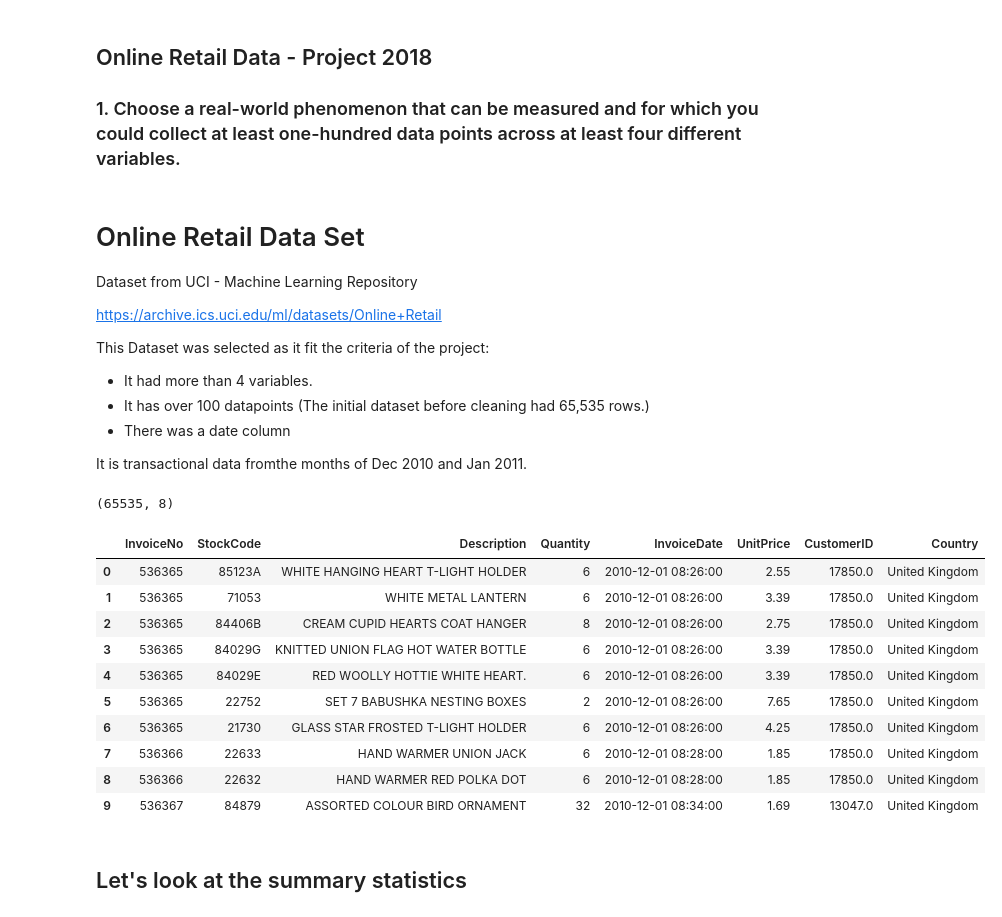
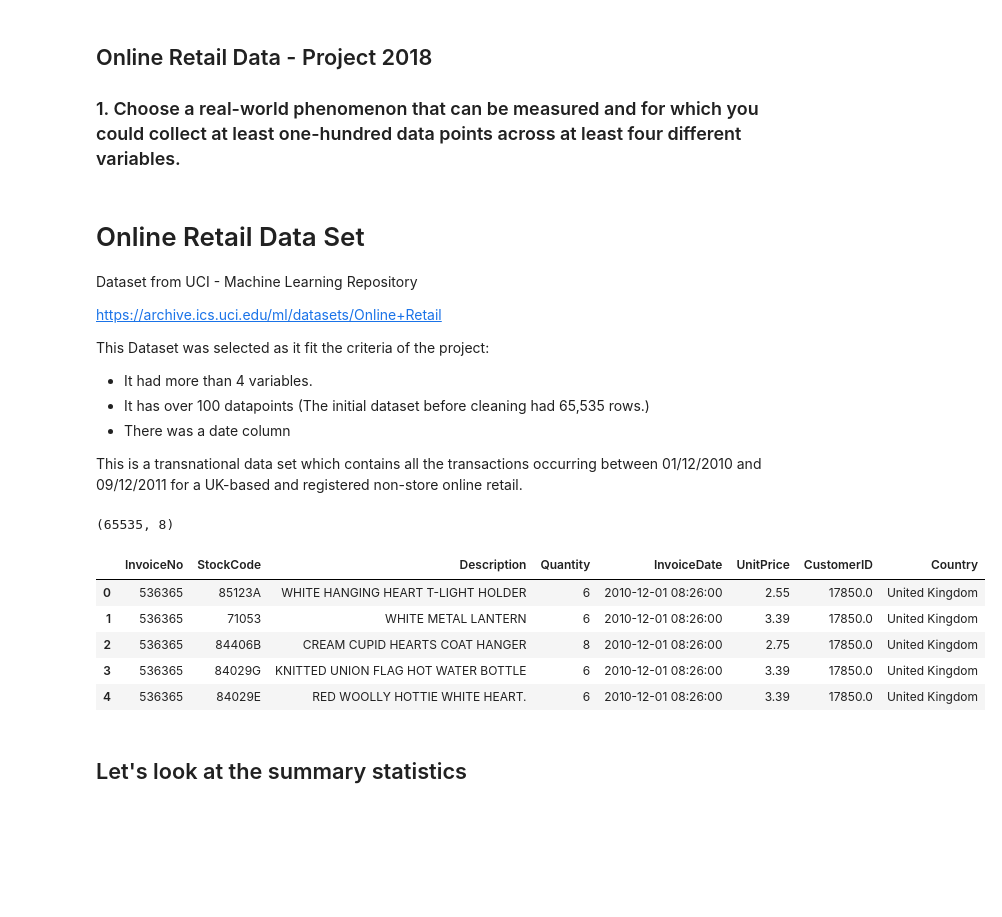
Before and after one commit to RitRa/Programming-Project-Dec-2018, a Jupyter notebook: Online Retail Data - Project 2018.ipynb, the cells around one changed output. Cells and saved outputs as stored; diff of their text form; code cells hidden in the pictures; blank space fills up the shorter version.

```diff
--- a/Online Retail Data - Project 2018.ipynb
+++ b/Online Retail Data - Project 2018.ipynb
@@ -13,7 +13,7 @@ This Dataset was selected as it fit the criteria of the project:
 - It has over 100 datapoints (The initial dataset before cleaning had 65,535 rows.)
 - There was a date column
 
-It is transactional data fromthe months of Dec 2010 and Jan 2011.
+This is a transnational data set which contains all the transactions occurring between 01/12/2010 and 09/12/2011 for a UK-based and registered non-store online retail.
 # %%
 # import libraries
 import pandas as pd
@@ -29,19 +29,14 @@ df.shape
 (65535, 8)
 # %%
 # a look at the first 10 rows
-df.head(10)
+df.head(5)
 # %% [output]
 |  | InvoiceNo | StockCode | Description | Quantity | InvoiceDate | UnitPrice | CustomerID | Country |
 | 0 | 536365 | 85123A | WHITE HANGING HEART T-LIGHT HOLDER | 6 | 2010-12-01 08:26:00 | 2.55 | 17850.0 | United Kingdom |
 | 1 | 536365 | 71053 | WHITE METAL LANTERN | 6 | 2010-12-01 08:26:00 | 3.39 | 17850.0 | United Kingdom |
 | 2 | 536365 | 84406B | CREAM CUPID HEARTS COAT HANGER | 8 | 2010-12-01 08:26:00 | 2.75 | 17850.0 | United Kingdom |
 | 3 | 536365 | 84029G | KNITTED UNION FLAG HOT WATER BOTTLE | 6 | 2010-12-01 08:26:00 | 3.39 | 17850.0 | United Kingdom |
 | 4 | 536365 | 84029E | RED WOOLLY HOTTIE WHITE HEART. | 6 | 2010-12-01 08:26:00 | 3.39 | 17850.0 | United Kingdom |
-| 5 | 536365 | 22752 | SET 7 BABUSHKA NESTING BOXES | 2 | 2010-12-01 08:26:00 | 7.65 | 17850.0 | United Kingdom |
-| 6 | 536365 | 21730 | GLASS STAR FROSTED T-LIGHT HOLDER | 6 | 2010-12-01 08:26:00 | 4.25 | 17850.0 | United Kingdom |
-| 7 | 536366 | 22633 | HAND WARMER UNION JACK | 6 | 2010-12-01 08:28:00 | 1.85 | 17850.0 | United Kingdom |
-| 8 | 536366 | 22632 | HAND WARMER RED POLKA DOT | 6 | 2010-12-01 08:28:00 | 1.85 | 17850.0 | United Kingdom |
-| 9 | 536367 | 84879 | ASSORTED COLOUR BIRD ORNAMENT | 32 | 2010-12-01 08:34:00 | 1.69 | 13047.0 | United Kingdom |
 # %% [markdown]
 ## Let's look at the summary statistics
 # %% [markdown]
```
Also changed, not shown: parts of 31 cells of this notebook.
